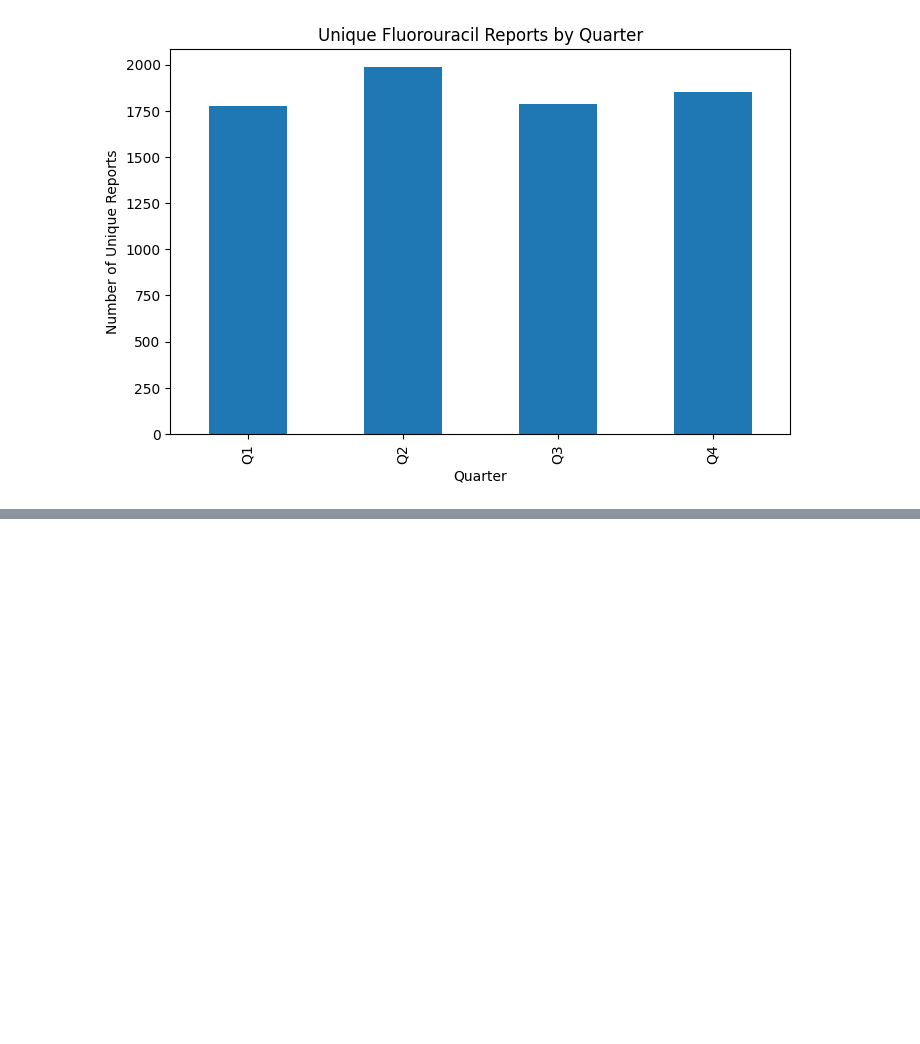
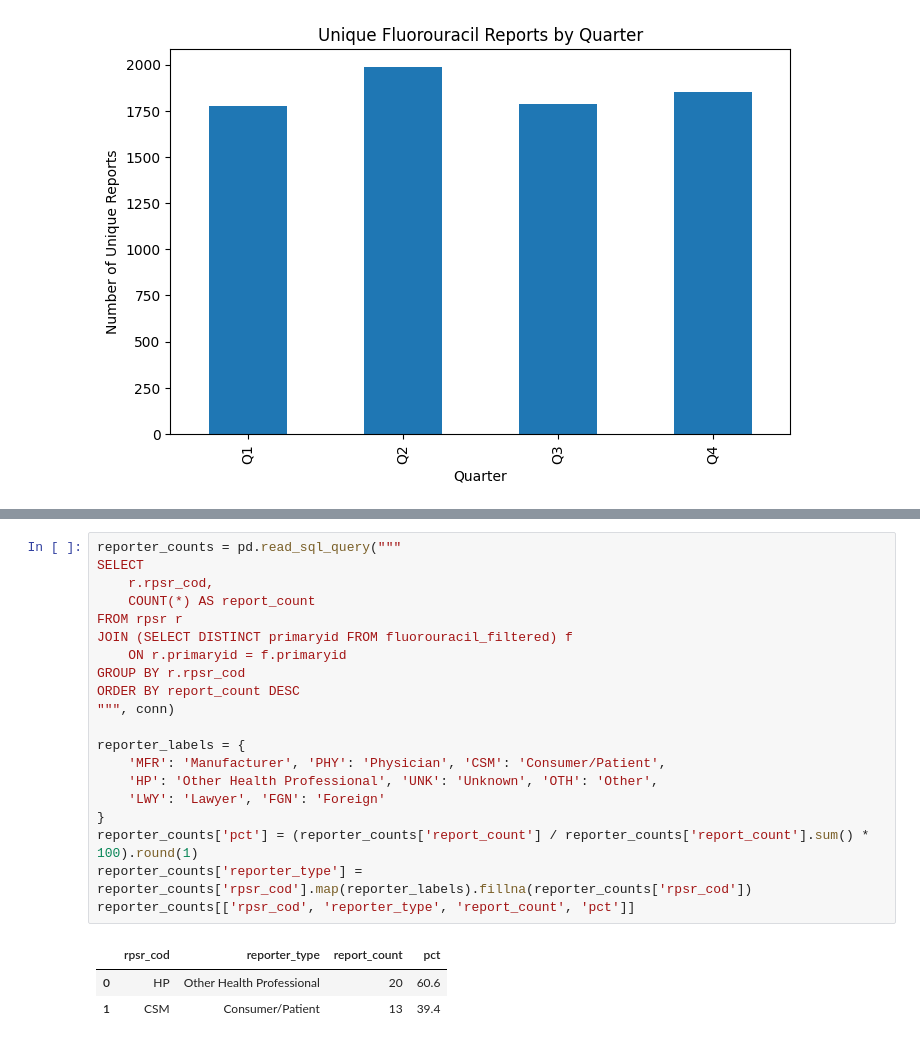
Before and after one commit to PugstaLaney/faers-sql-drug-safety-analysis, a Jupyter notebook: notebooks/module_1_fluorouracil/01_5fu_explore.ipynb, the cells around one changed output, grey strips where cells are left out. Drawn from its saved outputs; the diff is of its cells as text; blank space fills up the shorter version.

```diff
--- a/notebooks/module_1_fluorouracil/5_FU_explore.ipynb
+++ b/notebooks/module_1_fluorouracil/01_5fu_explore.ipynb
@@ -392,0 +395,24 @@ plt.show()
+# %%
+reporter_counts = pd.read_sql_query("""
+SELECT
+    r.rpsr_cod,
+    COUNT(*) AS report_count
+FROM rpsr r
+JOIN (SELECT DISTINCT primaryid FROM fluorouracil_filtered) f
+    ON r.primaryid = f.primaryid
+GROUP BY r.rpsr_cod
+ORDER BY report_count DESC
+""", conn)
+
+reporter_labels = {
+    'MFR': 'Manufacturer', 'PHY': 'Physician', 'CSM': 'Consumer/Patient',
+    'HP': 'Other Health Professional', 'UNK': 'Unknown', 'OTH': 'Other',
+    'LWY': 'Lawyer', 'FGN': 'Foreign'
+}
+reporter_counts['pct'] = (reporter_counts['report_count'] / reporter_counts['report_count'].sum() * 100).round(1)
+reporter_counts['reporter_type'] = reporter_counts['rpsr_cod'].map(reporter_labels).fillna(reporter_counts['rpsr_cod'])
+reporter_counts[['rpsr_cod', 'reporter_type', 'report_count', 'pct']]
+# %% [output]
+|  | rpsr_cod | reporter_type | report_count | pct |
+| 0 | HP | Other Health Professional | 20 | 60.6 |
+| 1 | CSM | Consumer/Patient | 13 | 39.4 |
```
Also changed, not shown: parts of 14 cells of this notebook, 1 other file.
